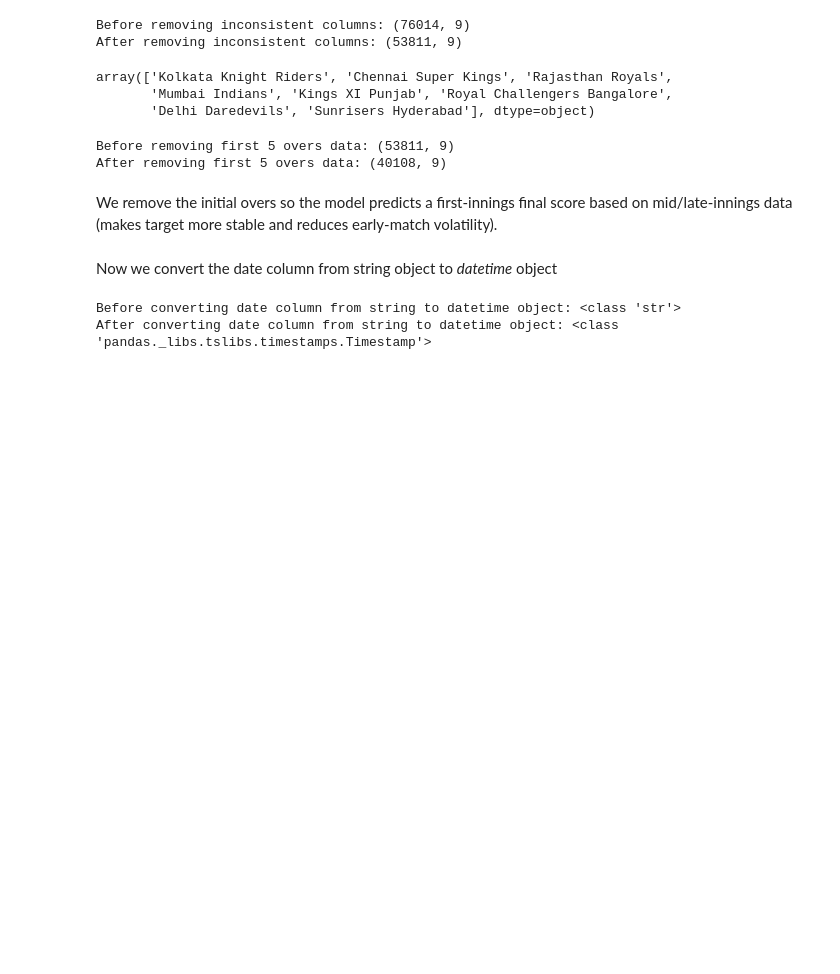
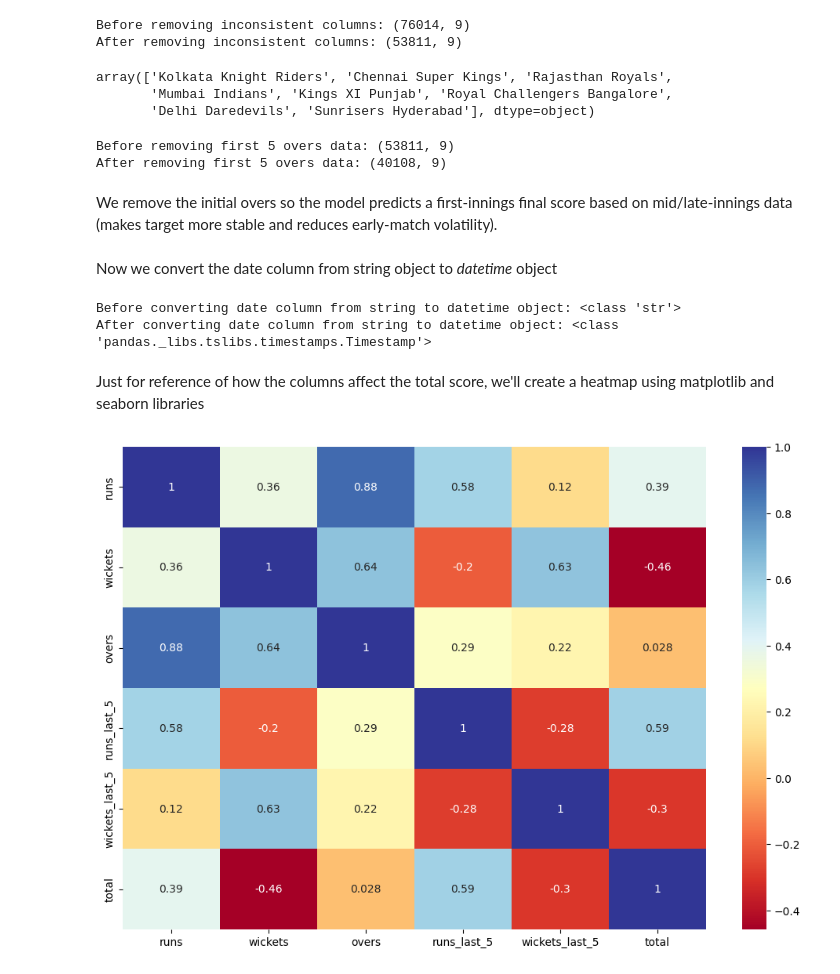
Before and after one commit to nithinbadicodes/AI-ML-Projects, a Jupyter notebook: Ipl_score_prediction.ipynb, the cells around one changed output. Cells and saved outputs as stored; diff of their text form; code cells hidden in the pictures; blank space fills up the shorter version.

Commit message:
Completed data preprocessing objectives

```diff
--- a/Ipl_score_prediction.ipynb
+++ b/Ipl_score_prediction.ipynb
@@ -135,3 +135,17 @@ print(f'After converting date column from string to datetime object: {type(df.il
 # %% [output]
 Before converting date column from string to datetime object: <class 'str'>
 After converting date column from string to datetime object: <class 'pandas._libs.tslibs.timestamps.Timestamp'>
+# %% [markdown]
+Just for reference of how the columns affect the total score, we'll create a heatmap using matplotlib and seaborn libraries
+# %%
+import matplotlib.pyplot as plt
+import seaborn as sns
+
+# Get correlation of all features of the dataset
+corr_matrix = df[[col for col in df.columns if df[col].dtype != object and col != 'date']].corr()
+
+# Plotting the heatmap
+plt.figure(figsize=(12,8))
+g = sns.heatmap(data=corr_matrix,annot=True, cmap=plt.cm.RdYlBu)
+# %% [output]
+[figure, added]
```
Also changed, not shown: parts of 7 cells of this notebook.
